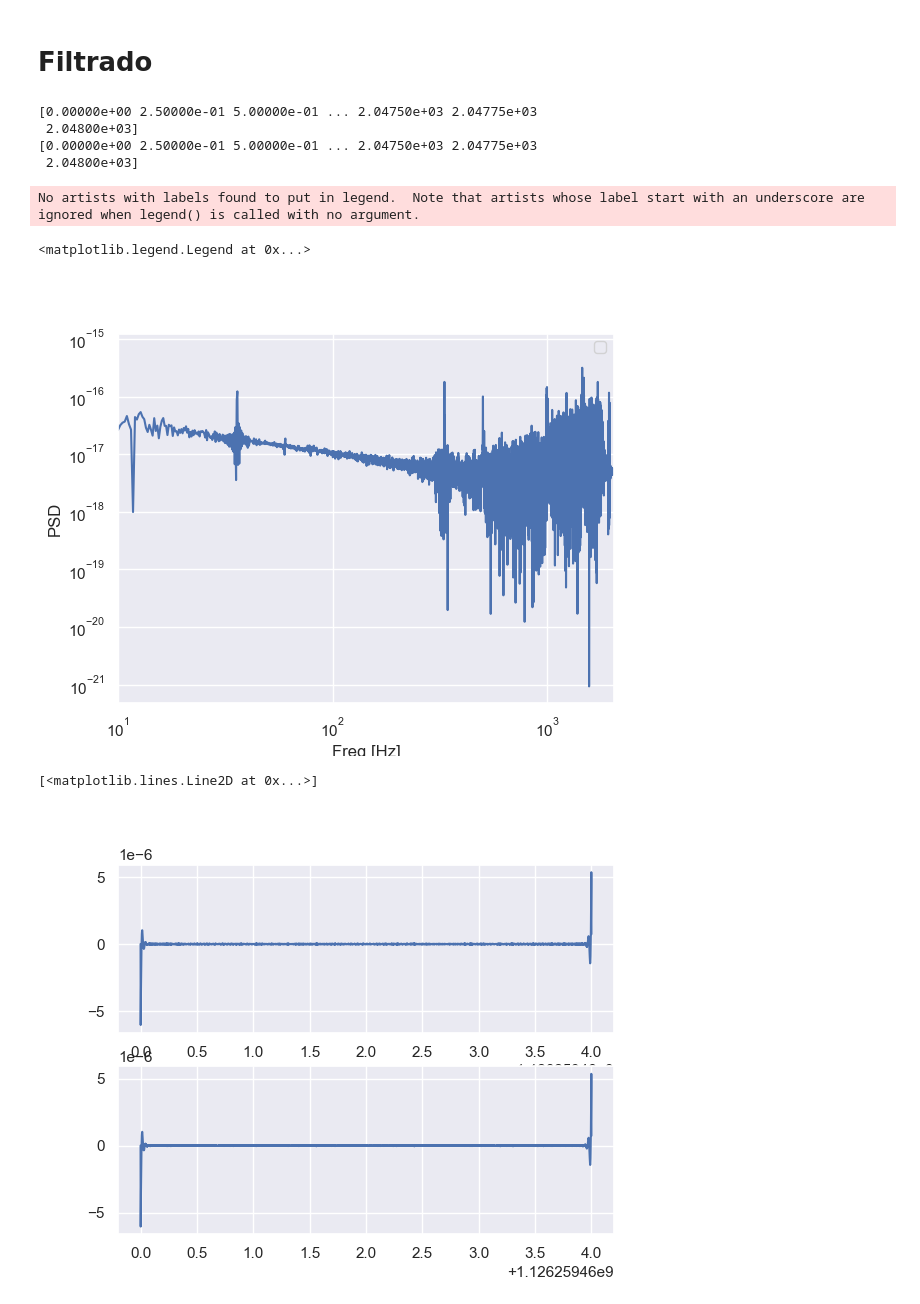
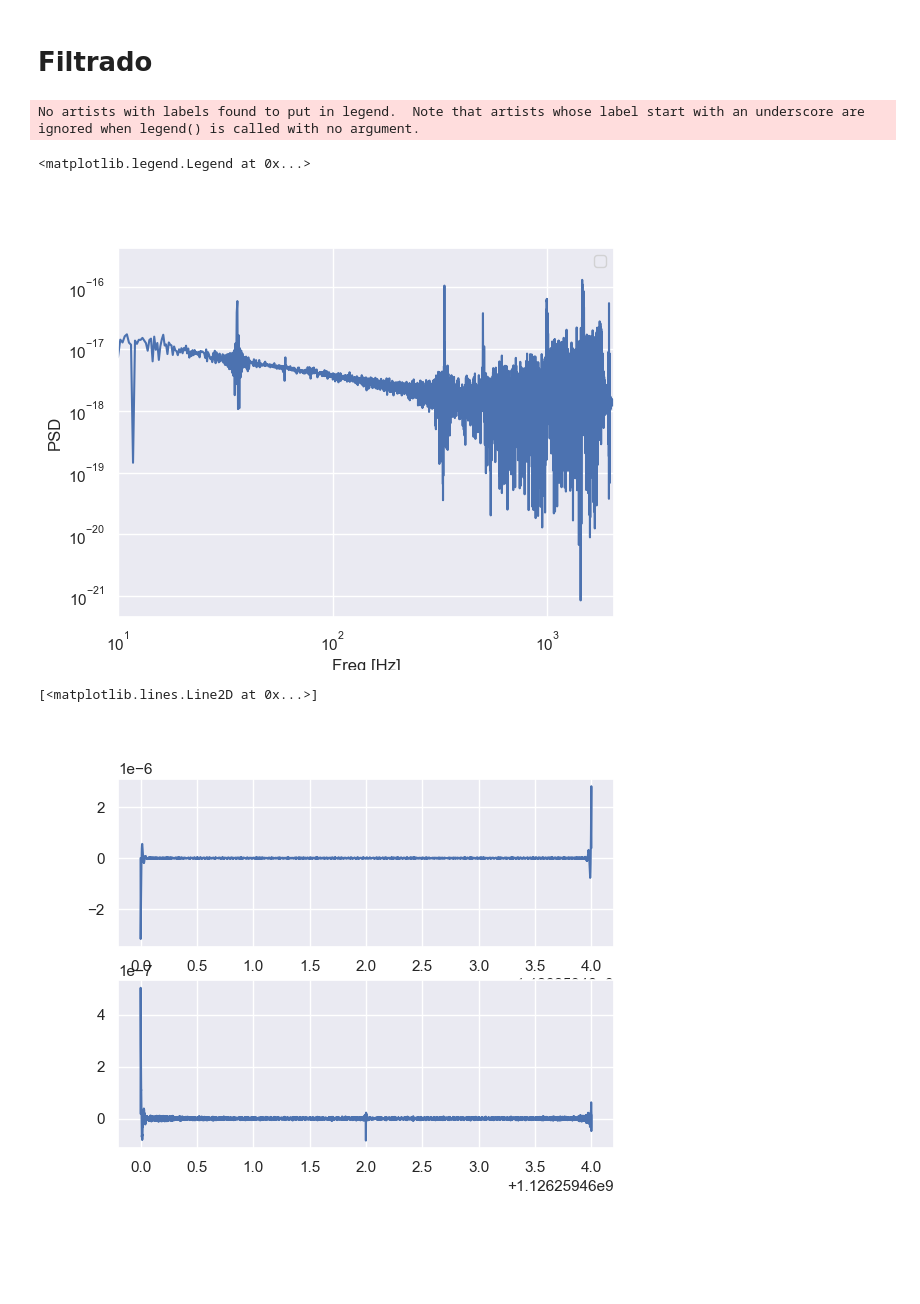
Before and after one commit to GonzaLinares/PASA_TP1, a Jupyter notebook: main.ipynb, the cells around one changed output. Drawn from its saved outputs; the diff is of its cells as text; code cells hidden in the pictures; blank space fills up the shorter version.

```diff
--- a/main.ipynb
+++ b/main.ipynb
@@ -127,9 +128,9 @@ def estimateAutocorrelation(seq):
 # %%
 def PSD(seq):
     rv = sg.correlate(seq, seq, mode="same")/N
-    rx = fft(rv) / (len(rv)/2.0)
-    Rx = np.abs(fftshift(rx))
-    freq = fftshift(fftfreq(len(rv), 1/fs))
+    rx = rfft(rv) / (len(rv)/2.0)
+    Rx = np.abs(rx)
+    freq = rfftfreq(len(rv), 1/fs)
     return freq, Rx
 # %%
 plt.figure()
@@ -161,13 +162,12 @@ def periodogram_averaging(data, seg_size, padding_multiplier, window):
     wind = window(seg_size)
     dataChunks = getChuncks(data, seg_size)*wind
     fftwindowSize = seg_size*padding_multiplier
-    periodogram = np.zeros(fftwindowSize)
+    freqs = rfftfreq(fftwindowSize, 1/fs)
+    periodogram = np.zeros(len(freqs))
     for i in range(len(dataChunks)):
         # Se van agregando al promediado los periodogramas de cada bloque calculado a partir de la FFT del señal en el tiempo
-        periodogram = periodogram + np.abs(fft(dataChunks[i], fftwindowSize)*2/fftwindowSize)**2/(fftwindowSize*len(dataChunks))
+        periodogram = periodogram + np.abs(rfft(dataChunks[i], fftwindowSize)*2/fftwindowSize)**2/(fftwindowSize*len(dataChunks))
 
-    freqs = np.fft.fftshift(fftfreq(fftwindowSize, 1/fs))
-    periodogram = np.fft.fftshift(periodogram)
     return freqs, periodogram, len(dataChunks)
 # %% [markdown]
 ## H1
@@ -228,14 +228,14 @@ Rxpa_estL1 = (after_preiodogram + bf_preiodogram)/2
 # %% [markdown]
 ## L1
 # %%
-data_lenght = 2**18
-data_window = sg.windows.boxcar(data_lenght)
+data_lenght = len(strain_L1_before_noise)
+data_window = sg.windows.tukey(data_lenght, 1./4)
 data = strain_L1_before_noise[:data_lenght] * data_window
 
-lags2get = 2**16
+lags2get = 0.6*fs
 window_size = lags2get*2+1
 
-rx_full = sg.correlate(data, data, method='direct')
+rx_full = sg.correlate(data, data)
 
 rx = rx_full[data_lenght-lags2get: data_lenght+lags2get+1]
 window1 = sg.windows.bartlett(window_size)
@@ -243,9 +243,9 @@ window2 = sg.windows.parzen(window_size)
 vn1 = rx*window1
 vn2 = rx*window2
 
-Rxps_estL1barlet = np.abs((np.fft.fftshift(fft(vn1)))*window_size/2)
-Rxps_estL1parzen = np.abs((np.fft.fftshift(fft(vn2)))*window_size/2)
-psL1freqs = np.fft.fftshift(fftfreq(window_size, 1/fs))
+Rxps_estL1barlet = np.abs(rfft(vn1))*window_size/2
+Rxps_estL1parzen = np.abs(rfft(vn2))*window_size/2
+psL1freqs = rfftfreq(window_size, 1/fs)
 
 plt.figure()
 
@@ -264,14 +264,14 @@ plt.legend()
 # %% [markdown]
 ## H1
 # %%
-data_lenght = 2**18
+data_lenght = len(strain_H1_before_noise)
 data_window = sg.windows.tukey(data_lenght, 1./4)
 data = strain_H1_before_noise[:data_lenght] * data_window
 
-lags2get = 30*fs
+lags2get = 0.6*fs
 window_size = lags2get*2+1
 
-rx_full = sg.correlate(data, data, method='direct')
+rx_full = sg.correlate(data, data)
 
 rx = rx_full[data_lenght-lags2get: data_lenght+lags2get+1]
 window1 = sg.windows.bartlett(window_size)
@@ -279,9 +279,9 @@ window2 = sg.windows.parzen(window_size)
 vn1 = rx*window1
 vn2 = rx*window2
 
-Rxps_estH1barlet = np.abs((np.fft.fftshift(fft(vn1)))*window_size/2)
-Rxps_estH1parzen = np.abs((np.fft.fftshift(fft(vn2)))*window_size/2)
-psH1freqs = np.fft.fftshift(fftfreq(window_size, 1/fs))
+Rxps_estH1barlet = np.abs(rfft(vn1))*window_size/2
+Rxps_estH1parzen = np.abs(rfft(vn2))*window_size/2
+psH1freqs = rfftfreq(window_size, 1/fs)
 
 plt.figure()
 
@@ -346,23 +342,14 @@ def bandpass(fl, fh, data):
 dataH1 = strain_H1[indxt_around_H1]
 dataL1 = strain_L1[indxt_around_L1]
 
-# L1_psd_interp = interp1d(psL1freqs, Rxps_estL1)
-# H1_psd_interp = interp1d(psH1freqs, Rxps_estH1)
-
 L1_psd_interp = lambda x: np.interp(x, psL1freqs, Rxps_estL1barlet)
 H1_psd_interp = lambda x: np.interp(x, psH1freqs, Rxps_estH1barlet)
 
-L1_psd_interp([0, 2047])
 whitened_dH1 = whiten(dataH1, 1/fs, H1_psd_interp)
 whitened_dL1 = whiten(dataL1, 1/fs, L1_psd_interp)
 
 filteredH1 = bandpass(35, 400, whitened_dH1)
 filteredL1 = bandpass(35, 400, whitened_dL1)
-# %% [output]
-[0.00000e+00 2.50000e-01 5.00000e-01 ... 2.04750e+03 2.04775e+03
- 2.04800e+03]
-[0.00000e+00 2.50000e-01 5.00000e-01 ... 2.04750e+03 2.04775e+03
- 2.04800e+03]
 # %%
 f, p = PSD(whitened_dH1)
 plt.figure()
@@ -376,13 +363,13 @@ plt.legend()
 # %% [output]
 No artists with labels found to put in legend.  Note that artists whose label start with an underscore are ignored when legend() is called with no argument.
 <matplotlib.legend.Legend at 0x...>
-[figure, old version]
+[figure, new version]
 # %%
 plt.figure()
 plt.subplot(2, 1, 1)
 plt.plot(time_H1[indxt_around_H1], filteredH1)
 plt.subplot(2, 1, 2)
-plt.plot(time_H1[indxt_around_L1], filteredH1)
+plt.plot(time_L1[indxt_around_L1], filteredL1)
 # %% [output]
 [<matplotlib.lines.Line2D at 0x...>]
-[figure, old version]
+[figure, new version]
```
Also changed, not shown: parts of 7 cells of this notebook.
